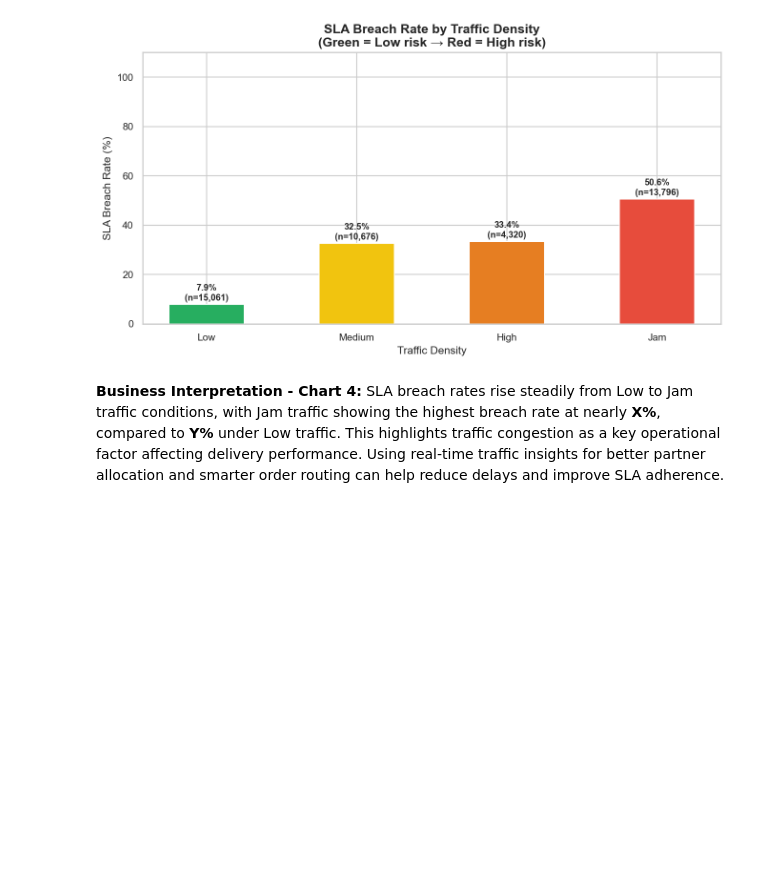
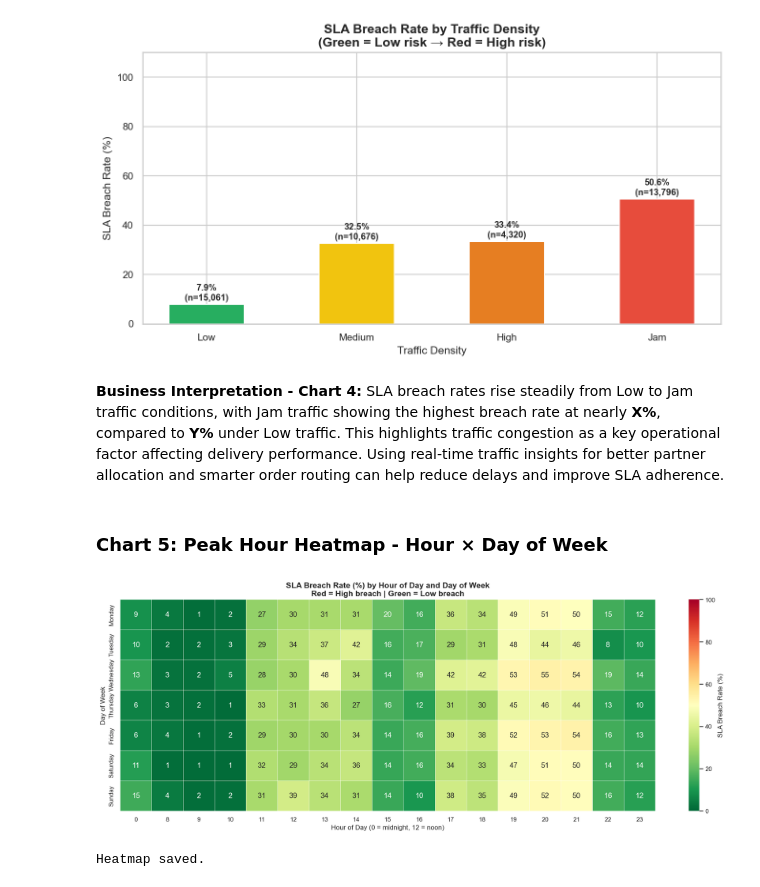
Before and after one commit to Chandansahu18/food-delivery-operations-analytics-dashboard, a Jupyter notebook: notebooks/eda.ipynb, the cells around one changed output. Saved outputs shown, nothing was run; the diff lists cells and outputs as text; code cells hidden in the pictures; blank space fills up the shorter version.

Commit message:
feat: add speed category distribution and peak hour heatmap charts

```diff
--- a/notebooks/eda.ipynb
+++ b/notebooks/eda.ipynb
@@ -254,3 +254,55 @@ plt.show()
 [figure]
 # %% [markdown]
 **Business Interpretation - Chart 4:** SLA breach rates rise steadily from Low to Jam traffic conditions, with Jam traffic showing the highest breach rate at nearly **X%**, compared to **Y%** under Low traffic. This highlights traffic congestion as a key operational factor affecting delivery performance. Using real-time traffic insights for better partner allocation and smarter order routing can help reduce delays and improve SLA adherence.
+# %% [markdown]
+### Chart 5: Peak Hour Heatmap - Hour × Day of Week
+# %%
+# filter to rows with valid date and hour
+heatmap_df = df[
+    (df['order_day_of_week'] != 'Unknown') &
+    (df['order_hour'].notna())
+].copy()
+
+# build pivot table: rows = day, columns = hour, values = breach %
+day_order = ['Monday','Tuesday','Wednesday','Thursday',
+             'Friday','Saturday','Sunday']
+
+pivot = (
+    heatmap_df
+    .groupby(['order_day_of_week', 'order_hour'])['sla_breached']
+    .mean()
+    .mul(100)
+    .round(1)
+    .reset_index()
+    .pivot(index='order_day_of_week', columns='order_hour',
+           values='sla_breached')
+    .reindex(day_order)
+)
+
+fig, ax = plt.subplots(figsize=(16, 6))
+
+sns.heatmap(
+    pivot,
+    annot=True,
+    fmt='.0f',
+    cmap='RdYlGn_r',
+    linewidths=0.4,
+    linecolor='white',
+    cbar_kws={'label': 'SLA Breach Rate (%)'},
+    ax=ax,
+    vmin=0, vmax=100
+)
+
+ax.set_title('SLA Breach Rate (%) by Hour of Day and Day of Week\n'
+             'Red = High breach | Green = Low breach',
+             fontsize=13, fontweight='bold')
+ax.set_xlabel('Hour of Day (0 = midnight, 12 = noon)')
+ax.set_ylabel('Day of Week')
+
+plt.tight_layout()
+plt.savefig(OUTPUT_DIR + 'chart05_heatmap_hour_day.png', bbox_inches='tight')
+plt.show()
+print("Heatmap saved.")
+# %% [output]
+[figure, added]
+Heatmap saved.
```
Also changed, not shown: parts of 4 cells of this notebook, 2 other files.
